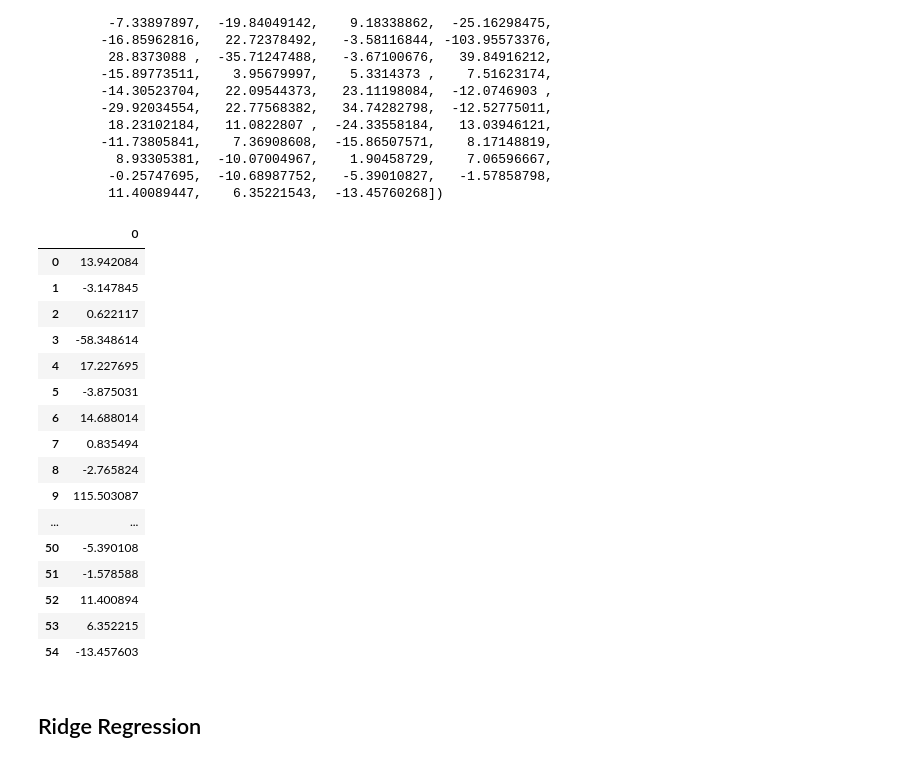
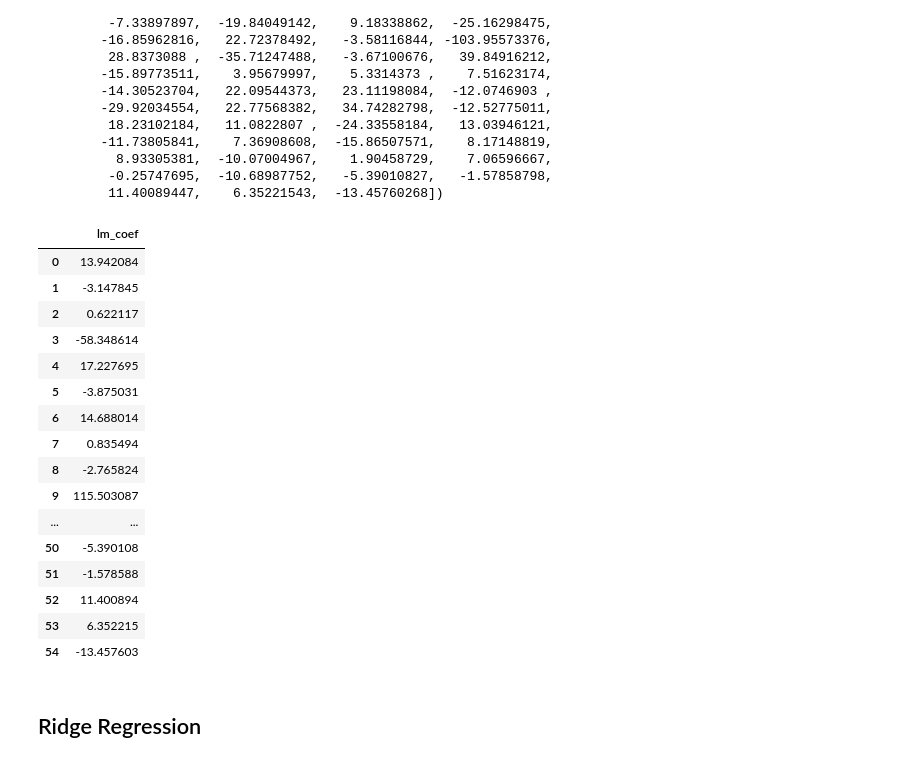
Before and after one commit to EmincanY/Machine-Learning, a Jupyter notebook: Techpro Education/Supervised/Regularization/ML_Regularization-Ridge-Lasso-ElasticNet-Cross Validation-Gridsearch.ipynb, the cells around one changed output. Saved outputs shown, nothing was run; the diff lists cells and outputs as text; code cells hidden in the pictures.

```diff
--- a/Techpro Education/Supervised/Regularization/ML_Regularization-Ridge-Lasso-ElasticNet-Cross Validation-Gridsearch.ipynb
+++ b/Techpro Education/Supervised/Regularization/ML_Regularization-Ridge-Lasso-ElasticNet-Cross Validation-Gridsearch.ipynb
@@ -236,10 +238,10 @@ array([  13.94208355,   -3.14784527,    0.62211693,  -58.34861425,
          -0.25747695,  -10.68987752,   -5.39010827,   -1.57858798,
          11.40089447,    6.35221543,  -13.45760268])
 # %%
-lm_df = pd.DataFrame(lm.coef_)
+lm_df = pd.DataFrame(lm.coef_ , columns= ["lm_coef"])
 lm_df # 2 features is so important. One is +115 , otherone is -103.
 # %% [output]
-|  | 0 |
+|  | lm_coef |
 | 0 | 13.942084 |
 | 1 | -3.147845 |
 | 2 | 0.622117 |
```
Also changed, not shown: parts of 56 cells of this notebook, 1 other file.
